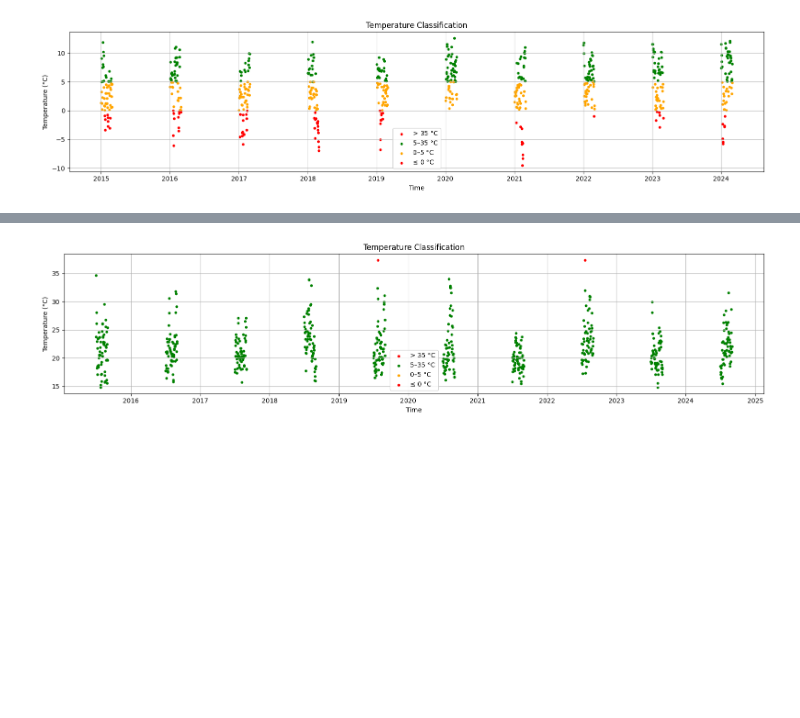
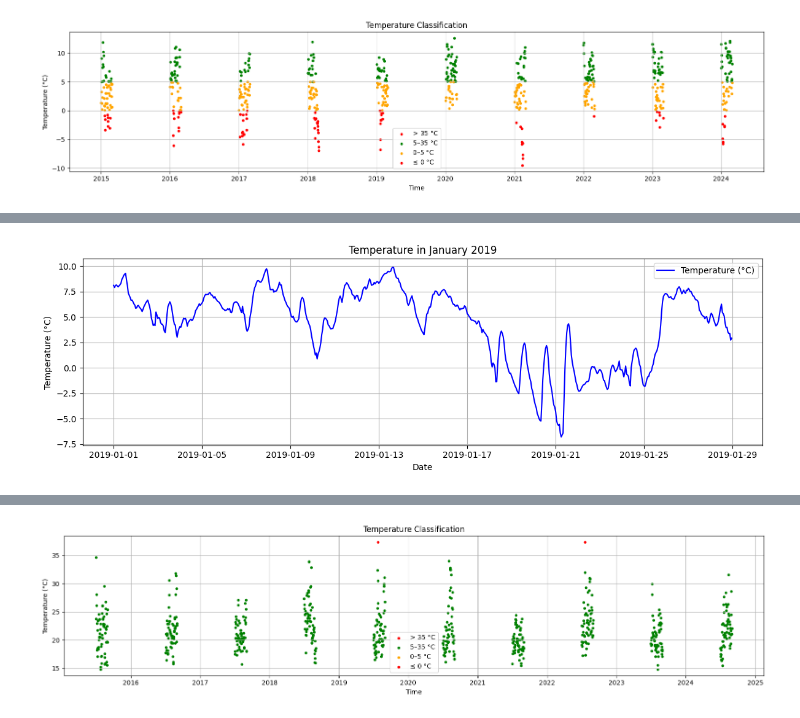
Before and after one commit to wiggle-bin/wiggle-research, a Jupyter notebook: wiggle-bin-weather-assesment.ipynb, the cells around one changed output, grey strips where cells are left out. Cells and saved outputs as stored; diff of their text form; code cells hidden in the pictures; blank space fills up the shorter version.

```diff
--- a/wiggle-bin-weather-assesment.ipynb
+++ b/wiggle-bin-weather-assesment.ipynb
@@ -77,0 +131,12 @@ Name: temp, dtype: float32
+# %%
+plt.figure(figsize=(12, 4))
+plt.plot(jan_2019.index, jan_2019['temp'], label='Temperature (°C)', color='blue')
+plt.title("Temperature in January 2019")
+plt.xlabel("Date")
+plt.ylabel("Temperature (°C)")
+plt.grid(True)
+plt.legend()
+plt.tight_layout()
+plt.show()
+# %% [output]
+[figure, added]
```
Also changed, not shown: parts of 19 cells of this notebook.
